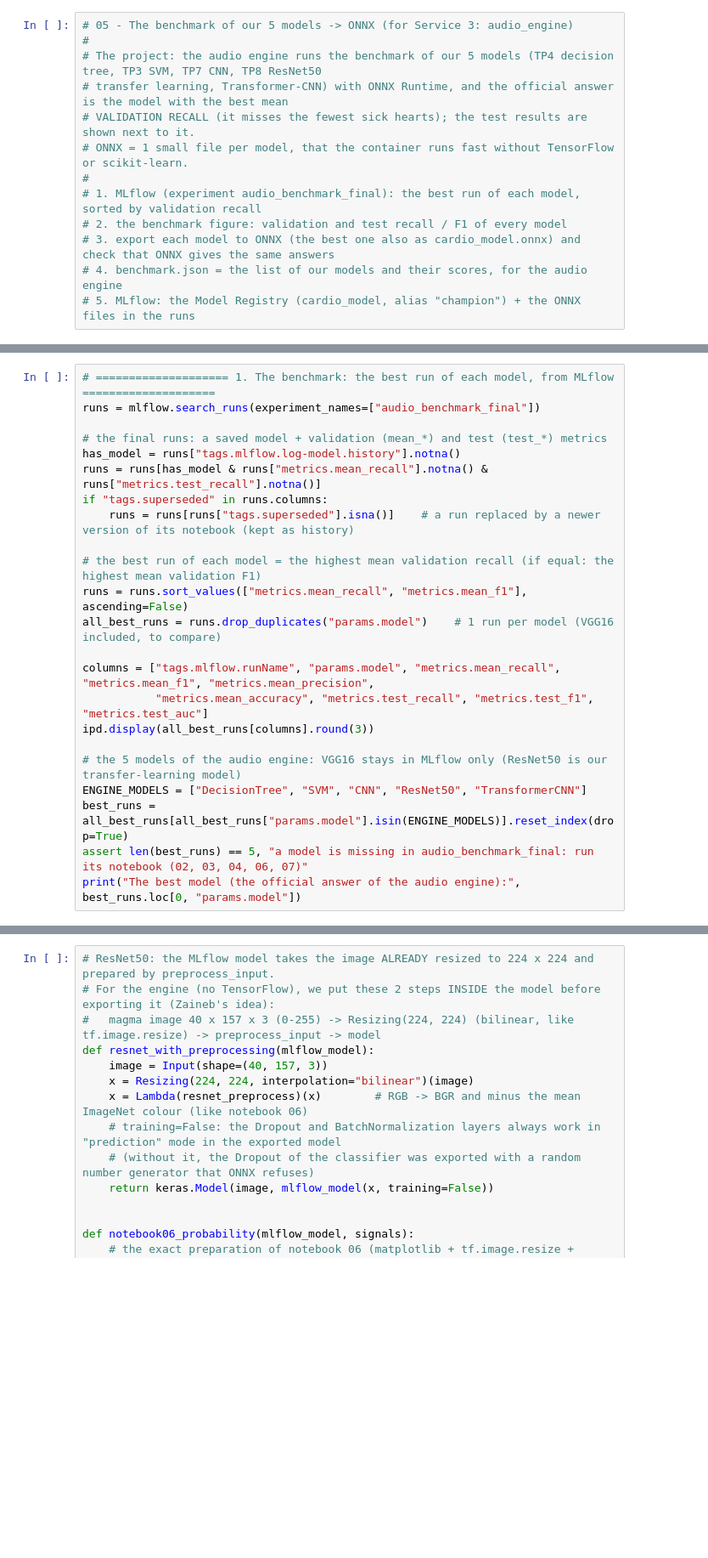
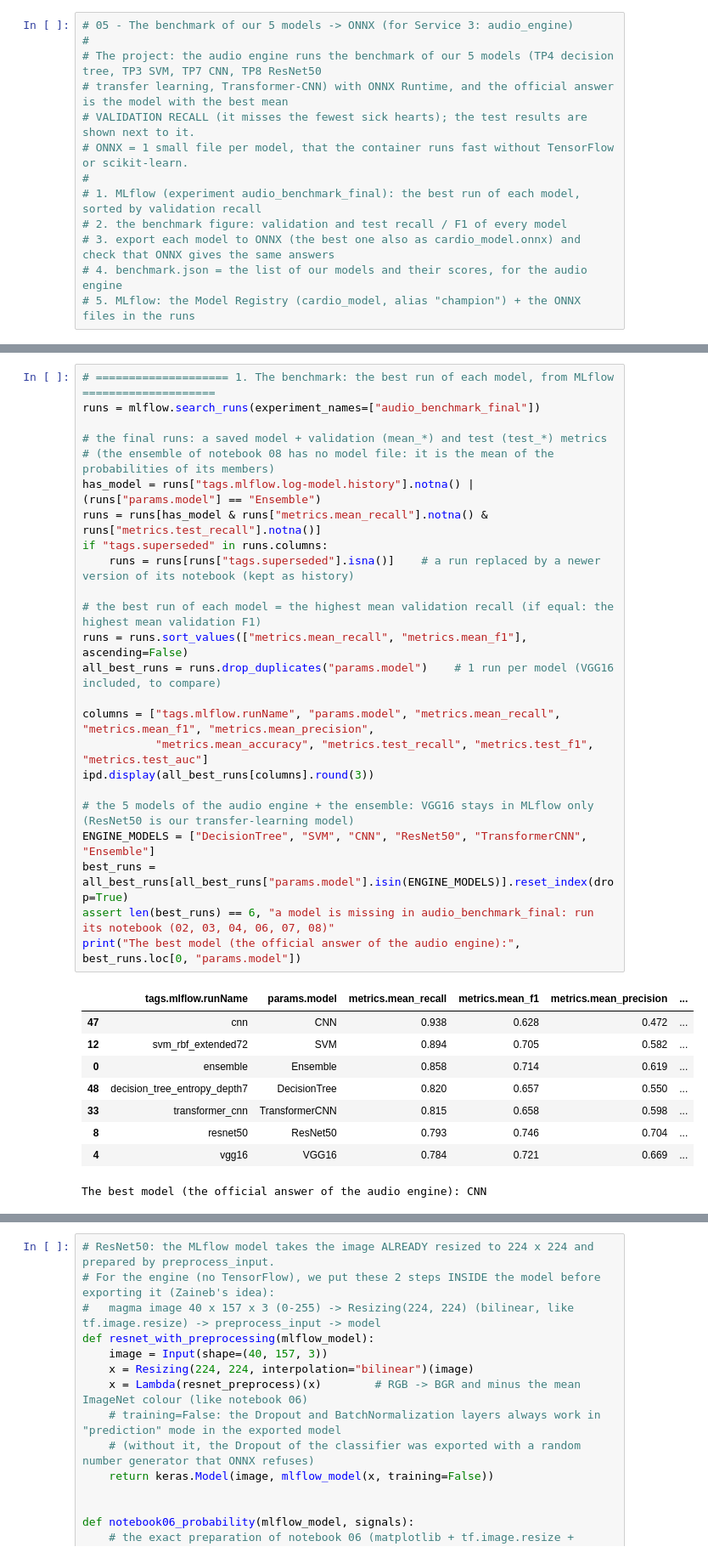
Before and after one commit to Farah-Belghith2710/CardioAgent, a Jupyter notebook: notebooks/05_best_model_onnx.ipynb, the cells around one changed output, grey strips where cells are left out. Shown at 85% size. Cells and saved outputs as stored; diff of their text form; blank space fills up the shorter version.

```diff
--- a/notebooks/05_best_model_onnx.ipynb
+++ b/notebooks/05_best_model_onnx.ipynb
@@ -56,26 +79,37 @@ mlflow.set_experiment("audio_benchmark_final")
 # %%
 # ==================== 1. The benchmark: the best run of each model, from MLflow ====================
 runs = mlflow.search_runs(experiment_names=["audio_benchmark_final"])
 
 # the final runs: a saved model + validation (mean_*) and test (test_*) metrics
-has_model = runs["tags.mlflow.log-model.history"].notna()
+# (the ensemble of notebook 08 has no model file: it is the mean of the probabilities of its members)
+has_model = runs["tags.mlflow.log-model.history"].notna() | (runs["params.model"] == "Ensemble")
 runs = runs[has_model & runs["metrics.mean_recall"].notna() & runs["metrics.test_recall"].notna()]
 if "tags.superseded" in runs.columns:
     runs = runs[runs["tags.superseded"].isna()]    # a run replaced by a newer version of its notebook (kept as history)
 
 # the best run of each model = the highest mean validation recall (if equal: the highest mean validation F1)
 runs = runs.sort_values(["metrics.mean_recall", "metrics.mean_f1"], ascending=False)
 all_best_runs = runs.drop_duplicates("params.model")    # 1 run per model (VGG16 included, to compare)
 
 columns = ["tags.mlflow.runName", "params.model", "metrics.mean_recall", "metrics.mean_f1", "metrics.mean_precision",
            "metrics.mean_accuracy", "metrics.test_recall", "metrics.test_f1", "metrics.test_auc"]
 ipd.display(all_best_runs[columns].round(3))
 
-# the 5 models of the audio engine: VGG16 stays in MLflow only (ResNet50 is our transfer-learning model)
-ENGINE_MODELS = ["DecisionTree", "SVM", "CNN", "ResNet50", "TransformerCNN"]
+# the 5 models of the audio engine + the ensemble: VGG16 stays in MLflow only (ResNet50 is our transfer-learning model)
+ENGINE_MODELS = ["DecisionTree", "SVM", "CNN", "ResNet50", "TransformerCNN", "Ensemble"]
 best_runs = all_best_runs[all_best_runs["params.model"].isin(ENGINE_MODELS)].reset_index(drop=True)
-assert len(best_runs) == 5, "a model is missing in audio_benchmark_final: run its notebook (02, 03, 04, 06, 07)"
+assert len(best_runs) == 6, "a model is missing in audio_benchmark_final: run its notebook (02, 03, 04, 06, 07, 08)"
 print("The best model (the official answer of the audio engine):", best_runs.loc[0, "params.model"])
+# %% [output]
+|  | tags.mlflow.runName | params.model | metrics.mean_recall | metrics.mean_f1 | metrics.mean_precision | ... |
+| 47 | cnn | CNN | 0.938 | 0.628 | 0.472 | ... |
+| 12 | svm_rbf_extended72 | SVM | 0.894 | 0.705 | 0.582 | ... |
+| 0 | ensemble | Ensemble | 0.858 | 0.714 | 0.619 | ... |
+| 48 | decision_tree_entropy_depth7 | DecisionTree | 0.820 | 0.657 | 0.550 | ... |
+| 33 | transformer_cnn | TransformerCNN | 0.815 | 0.658 | 0.598 | ... |
+| 8 | resnet50 | ResNet50 | 0.793 | 0.746 | 0.704 | ... |
+| 4 | vgg16 | VGG16 | 0.784 | 0.721 | 0.669 | ... |
+The best model (the official answer of the audio engine): CNN
 # %%
 # ==================== 2. The benchmark figure: validation (3 folds) and test (20%) of every model ====================
 plt.figure(figsize=(14, 5))
```
Also changed, not shown: parts of 8 cells of this notebook, 59 other files.
